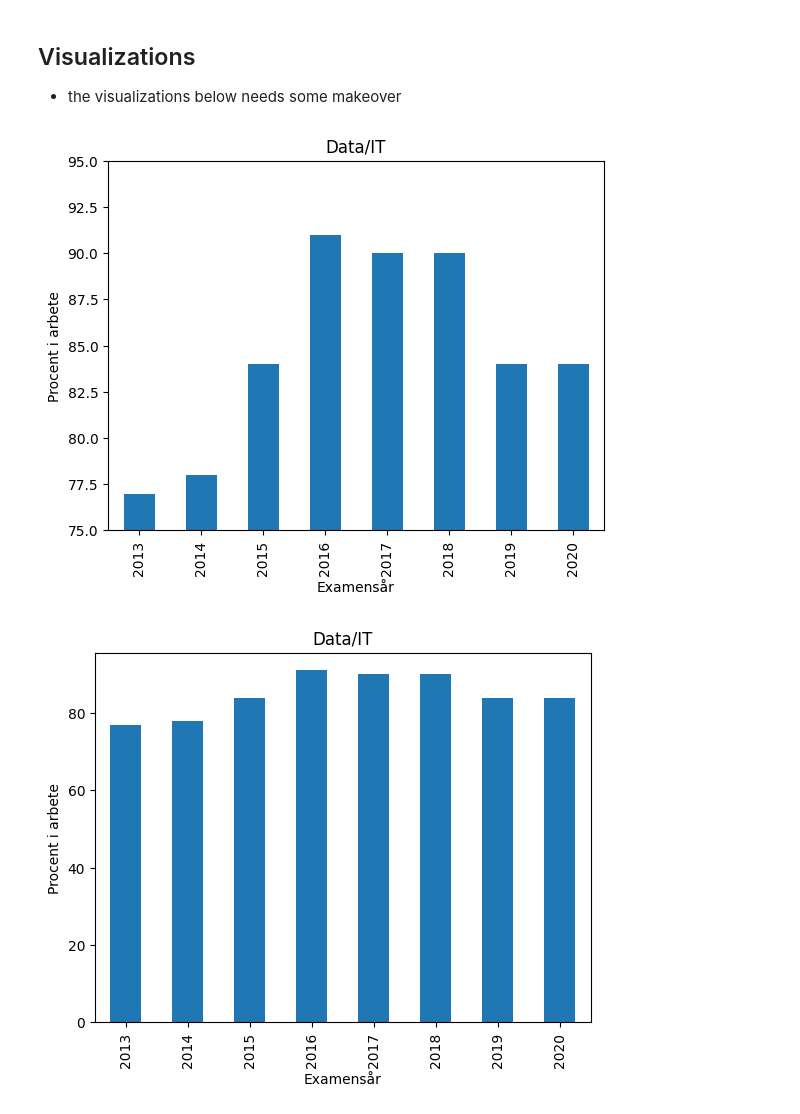
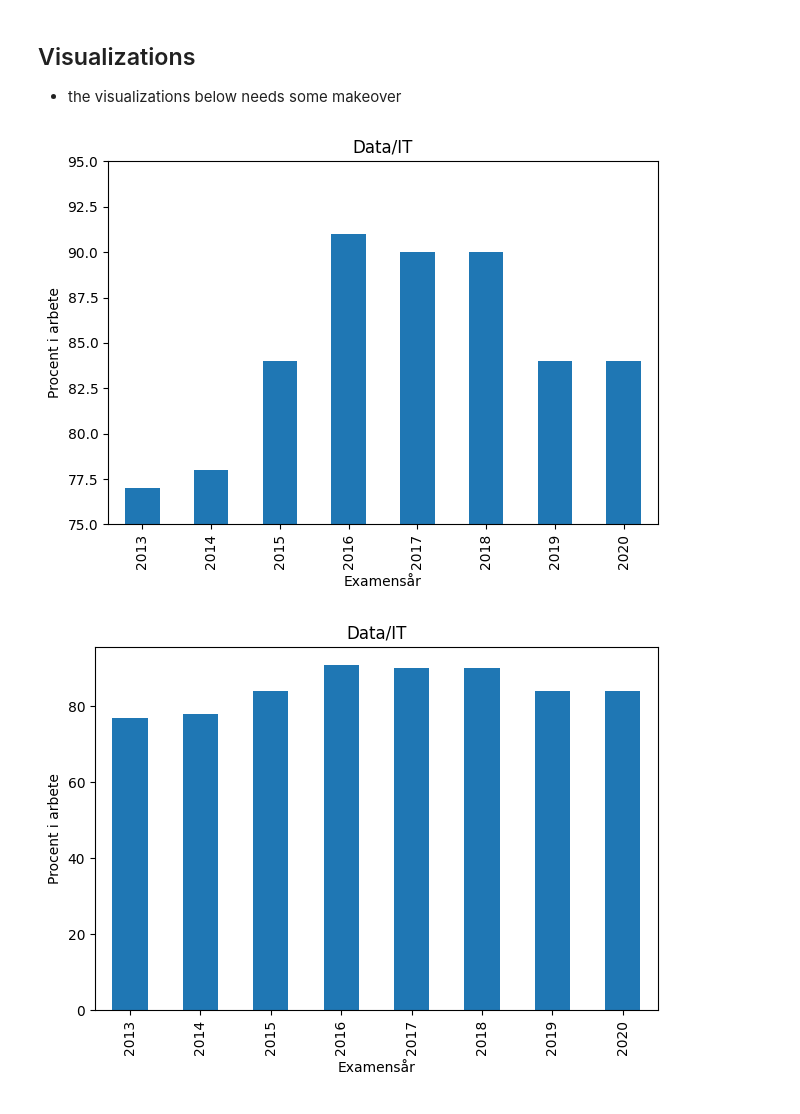
Before and after one commit to kokchun/PrataData, a Jupyter notebook: MYH/exploring_sysselsattning.ipynb, the cells around one changed output. Saved outputs shown, nothing was run; the diff lists cells and outputs as text; code cells hidden in the pictures.

Commit message:
exported graphs with tight layout

```diff
--- a/MYH/exploring_sysselsattning.ipynb
+++ b/MYH/exploring_sysselsattning.ipynb
@@ -70,22 +70,23 @@ df_mean.head()
 # %%
 fig, ax = plt.figure(), plt.axes()
 df_mean.loc["Data/It"].plot(kind = "bar", ax = ax)
 ax.set(xlabel = "Examensår", ylabel = "Procent i arbete", title = "Data/IT", ylim=[75,95])
-
+fig.tight_layout()
 fig.savefig("visualizations/sysselsattning/nonzero_baseline_bar.png")
 
 # this chart is deceiving as when we read bar charts we compare relative heights of the bars
 # since the baseline is not at zero we skew the visual comparison
 # https://www.storytellingwithdata.com/blog/2012/09/bar-charts-must-have-zero-baseline
 # %% [output]
-[figure, old version]
+[figure, new version]
 # %%
 fig, ax = plt.figure(), plt.axes()
 df_mean.loc["Data/It"].plot(kind = "bar", ax = ax)
 ax.set(xlabel = "Examensår", ylabel = "Procent i arbete", title = "Data/IT")
+fig.tight_layout()
 fig.savefig("visualizations/sysselsattning/zero_baseline_bar.png")
 # %% [output]
-[figure, old version]
+[figure, new version]
 # %%
 # testing one plot
 fig, ax = plt.figure(), plt.axes()
```
Also changed, not shown: parts of 2 cells of this notebook, 4 other files.
